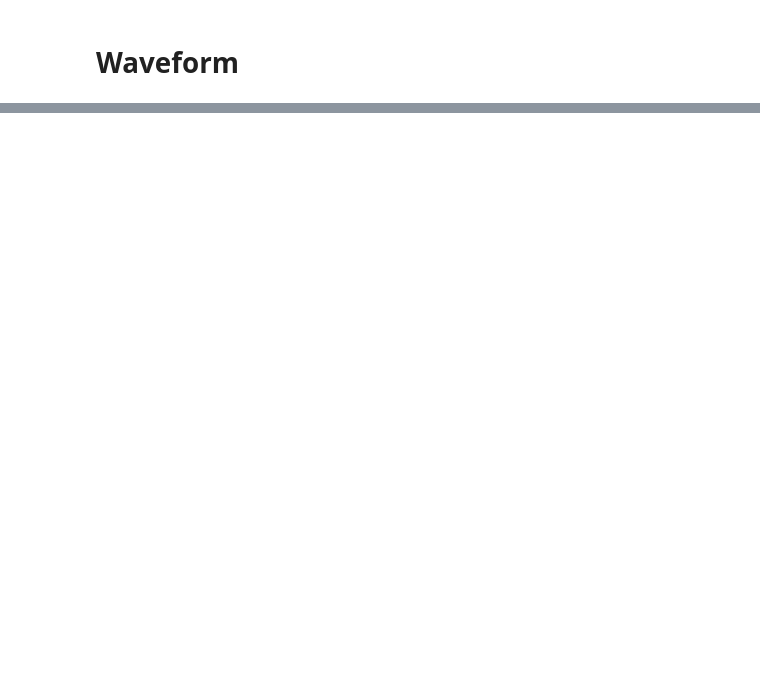
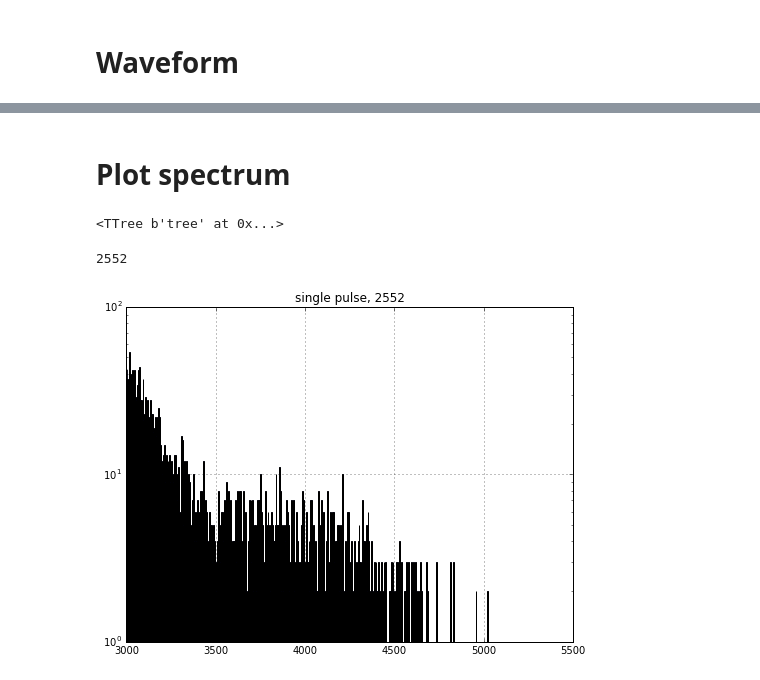
Before and after one commit to hareyakana/Script_For_TS_Keras, a Jupyter notebook: variable_check.ipynb, the cells around one changed output, grey strips where cells are left out. Cells and saved outputs as stored; diff of their text form; code cells hidden in the pictures; blank space fills up the shorter version.

```diff
--- a/variable_check.ipynb
+++ b/variable_check.ipynb
@@ -462,0 +477,31 @@ np.save("selector_psd",selector)
+# %% [markdown]
+# Plot spectrum
+# %%
+tree = uproot.open("../Run9psd15_3000.root")["tree"]
+energy = tree.array("Energy")
+print(tree)
+del tree
+energy = energy[:,1]
+
+refine = np.load("selector_psd.npy")
+energy = energy[refine==1]
+
+energy1 = energy[selector==1]
+energy2 = energy[selector==2]
+energy3 = energy[selector==3]
+energy4 = energy[selector==4]
+energy5 = energy[selector==5]
+# %% [output]
+<TTree b'tree' at 0x...>
+# %%
+title = len(selector)
+print(title)
+plt.figure(figsize=(8, 6))
+plt.hist(energy,bins=np.arange(3000,5500,5))
+plt.yscale("log")
+plt.title("single pulse, {}".format(title))
+plt.grid(True)
+plt.show()
+# %% [output]
+2552
+[figure, added]
```
Also changed, not shown: parts of 41 cells of this notebook, 8 other files.
